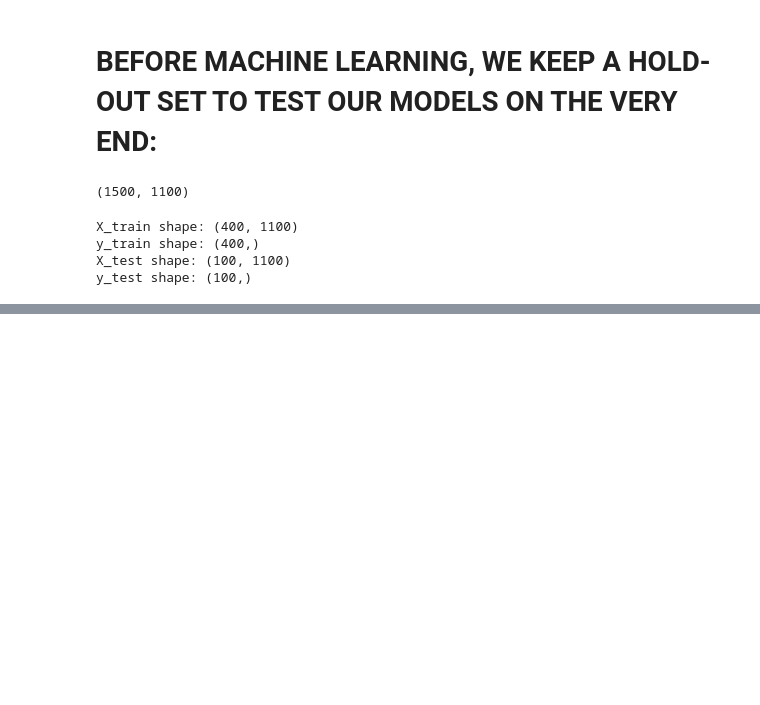
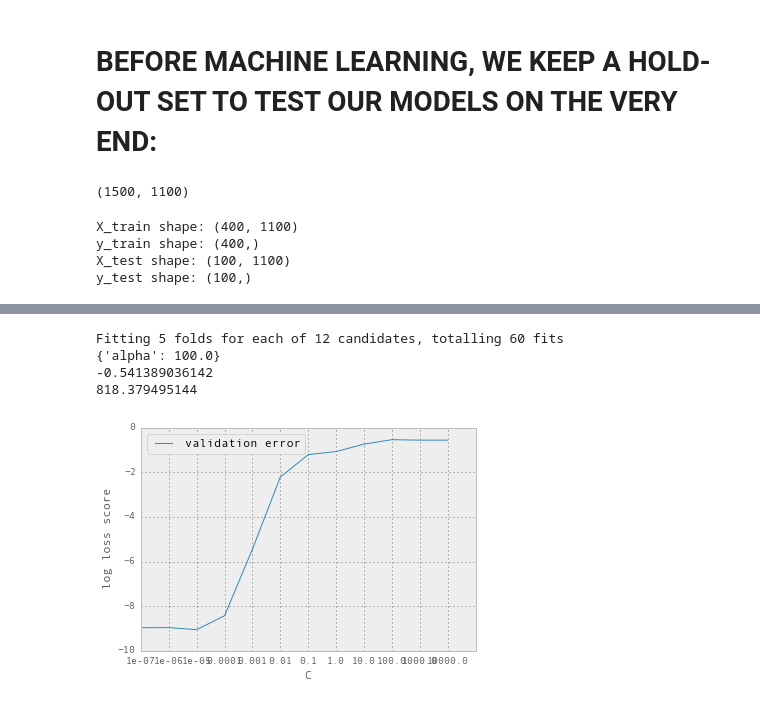
Before and after one commit to hugobowne/machine_learning_techniques, a Jupyter notebook: paribas/paribas_I.ipynb, the cells around one changed output, grey strips where cells are left out. Drawn from its saved outputs; the diff is of its cells as text; code cells hidden in the pictures; blank space fills up the shorter version.

```diff
--- a/paribas/paribas_I.ipynb
+++ b/paribas/paribas_I.ipynb
@@ -145,0 +158,21 @@ print total_time
+# %%
+clf = MLPClassifier(algorithm='l-bfgs', hidden_layer_sizes=(10, ), random_state=1)
+tuned_parameters = {'alpha':10.**np.arange(-7,5)}
+grid_search = GridSearchCV( clf , param_grid = tuned_parameters , scoring= 'log_loss', cv = 5 ,verbose = 1 )
+#number of folds must be < than the size of the least populated class
+grid_search.fit(X_train, y_train);
+print(grid_search.best_params_)
+print(grid_search.best_score_)
+##see here about the scoring:
+##http://scikit-learn.org/stable/modules/model_evaluation.html#scoring-parameter
+##E.g. gives "accuracy" for SVMs:
+##http://scikit-learn.org/stable/modules/generated/sklearn.svm.LinearSVC.html
+plt.plot([c.mean_validation_score for c in grid_search.grid_scores_], label="validation error")
+plt.xticks(np.arange(len(tuned_parameters['alpha'])), tuned_parameters['alpha']); plt.xlabel("C"); plt.ylabel("log loss score");
+plt.legend(loc='best');
+#see this thread concerning mean_training_score:
+#http://stackoverflow.com/questions/23389334/how-to-calculate-the-mean-training-score-using-gridsearchcv-in-scikit-learns
+t1 = time.time()
+total_time = t1 - t0
+print total_time
+# %% [output]
@@ -145,0 +181,5 @@ print total_time
+Fitting 5 folds for each of 12 candidates, totalling 60 fits
+{'alpha': 100.0}
+-0.541389036142
+818.379495144
+[figure, added]
```
Also changed, not shown: parts of 6 cells of this notebook.
